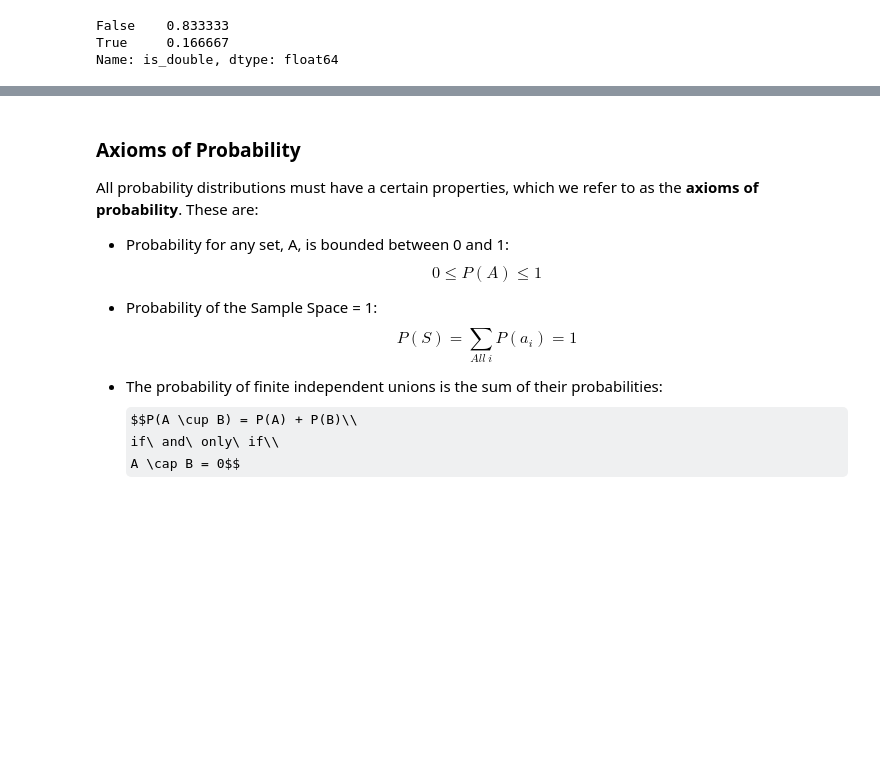
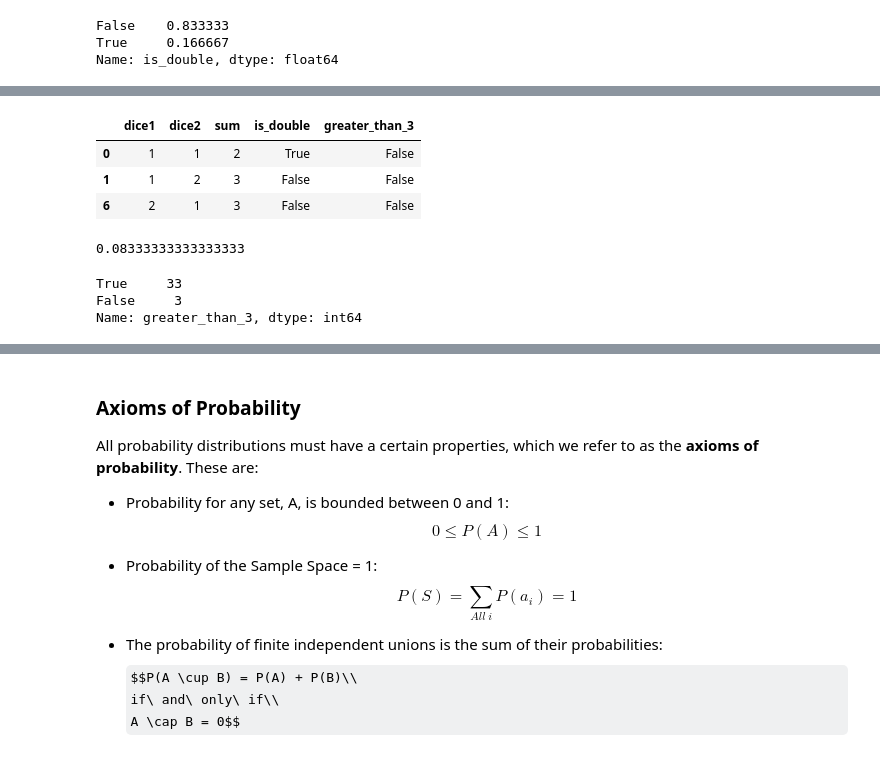
Before and after one commit to ryanarbow/uw_data_science, a Jupyter notebook: DS_methods_and_tools_2/L03-2-IntroToProbability.ipynb, the cells around one changed output, grey strips where cells are left out. Cells and saved outputs as stored; diff of their text form; code cells hidden in the pictures; some formulas as TeX source; blank space fills up the shorter version.

```diff
--- a/DS_methods_and_tools_2/L03-2-IntroToProbability.ipynb
+++ b/DS_methods_and_tools_2/L03-2-IntroToProbability.ipynb
@@ -178,7 +178,14 @@ P(B) = \frac{4}{10} = \frac{2}{5} = 0.4$$
 In the cell below find the probability that the score from a throw of a pair of dice will be less than or equal to 3. Hints: use filters on the `twoDice` data frame and the `nrow` function to get the counts. The `fractions` function will make your result easier to interpret.
 ***
 # %%
-le3_rolls =                                   # fill in the space
+le3_rolls = rolls[rolls['sum'] <= 3]                        # fill in the space
 le3_rolls
+# %% [output]
+|  | dice1 | dice2 | sum | is_double | greater_than_3 |
+| 0 | 1 | 1 | 2 | True | False |
+| 1 | 1 | 2 | 3 | False | False |
+| 6 | 2 | 1 | 3 | False | False |
 # %%
 len(le3_rolls) / len(rolls)
+# %% [output]
+0.08333333333333333
@@ -184,0 +198,7 @@ len(le3_rolls) / len(rolls)
+# %%
+three_sum_counts = rolls['greater_than_3'].value_counts()
+print(three_sum_counts)
+# %% [output]
+True     33
+False     3
+Name: greater_than_3, dtype: int64
```
Also changed, not shown: parts of 4 cells of this notebook.
